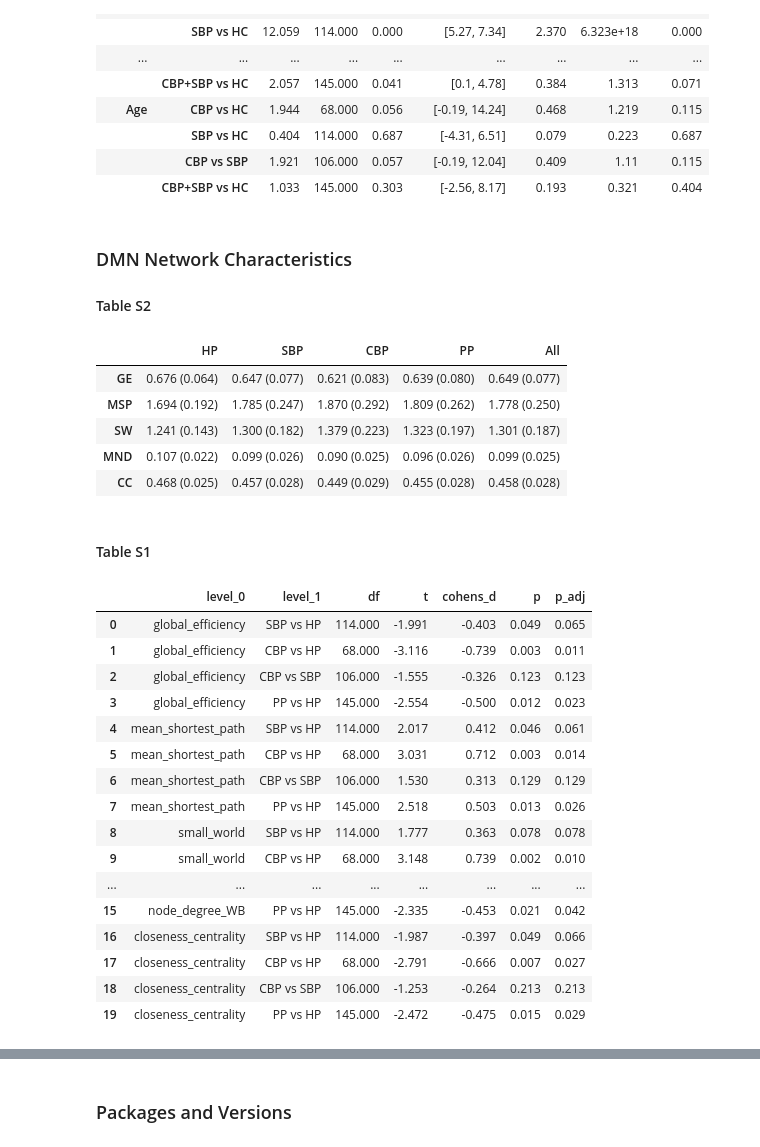
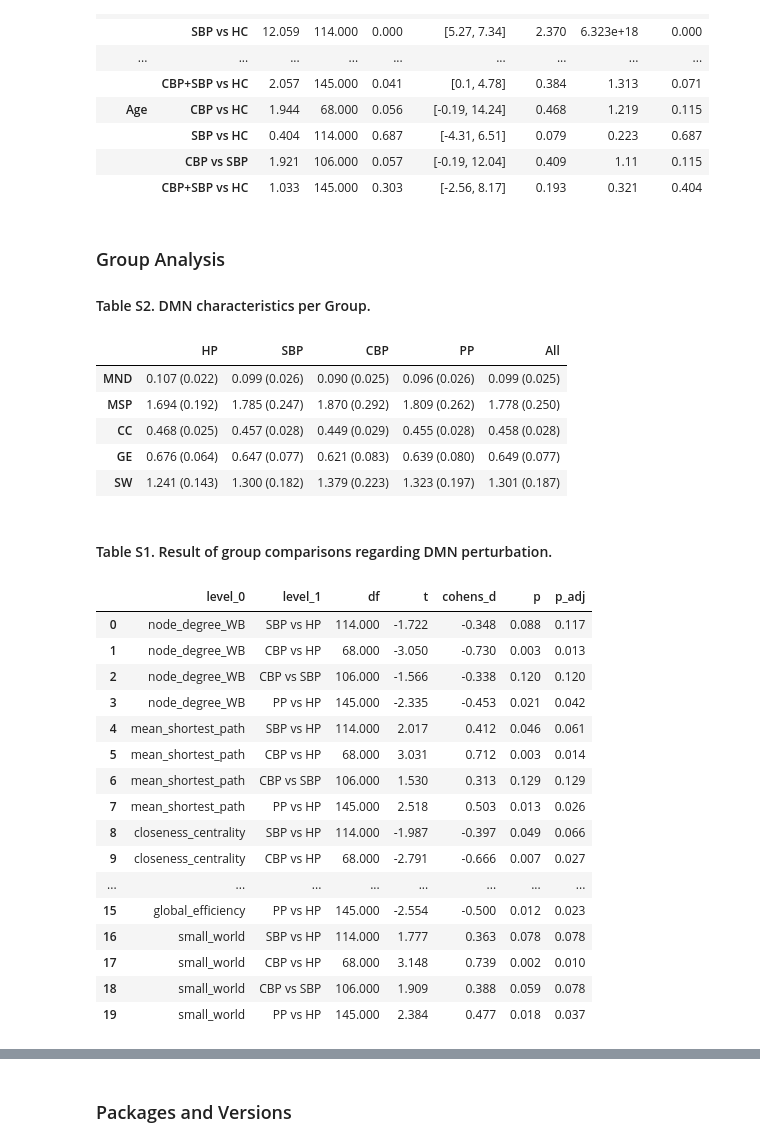
Before and after one commit to strohkamp/B03, a Jupyter notebook: LinearDMN/B03_Analysis_Jupyter_Notebook_commented.ipynb, the cells around one changed output, grey strips where cells are left out. Drawn from its saved outputs; the diff is of its cells as text; code cells hidden in the pictures.

```diff
--- a/LinearDMN/B03_Analysis_Jupyter_Notebook_commented.ipynb
+++ b/LinearDMN/B03_Analysis_Jupyter_Notebook_commented.ipynb
@@ -872,46 +856,46 @@ results_of_feature_comparison
 |  | SBP vs HC | 0.404 | 114.000 | 0.687 | [-4.31, 6.51] | 0.079 | 0.223 | 0.687 |
 |  | CBP vs SBP | 1.921 | 106.000 | 0.057 | [-0.19, 12.04] | 0.409 | 1.11 | 0.115 |
 |  | CBP+SBP vs HC | 1.033 | 145.000 | 0.303 | [-2.56, 8.17] | 0.193 | 0.321 | 0.404 |
-# %% [markdown]
-### DMN Network Characteristics
-
-#### Table S2
+# %% [markdown]
+### Group Analysis
+
+#### Table S2. DMN characteristics per Group.
 # %%
-graph_feature_mean_by_group = analysis_df.loc[:, graph_features_of_medium_interest + [
+graph_feature_mean_by_group = analysis_df.loc[:, graph_features_of_interest + [
     'Subgroup']].groupby('Subgroup').mean()
 graph_feature_mean_by_group.loc['PP', :] = analysis_df.loc[analysis_df.Subgroup !=
-                                                           'HP', graph_features_of_medium_interest].mean()
+                                                           'HP', graph_features_of_interest].mean()
 graph_feature_mean_by_group.loc['All', :] = analysis_df.loc[:,
-                                                            graph_features_of_medium_interest].mean()
+                                                            graph_features_of_interest].mean()
 
-graph_feature_std_by_group = analysis_df.loc[:, graph_features_of_medium_interest + [
+graph_feature_std_by_group = analysis_df.loc[:, graph_features_of_interest + [
     'Subgroup']].groupby('Subgroup').std()
 graph_feature_std_by_group.loc['PP', :] = analysis_df.loc[analysis_df.Subgroup !=
-                                                          'HP', graph_features_of_medium_interest].std()
+                                                          'HP', graph_features_of_interest].std()
 graph_feature_std_by_group.loc['All', :] = analysis_df.loc[:,
-                                                           graph_features_of_medium_interest].std()
+                                                           graph_features_of_interest].std()
 
 graph_feature_description_by_group = pd.DataFrame(
-    index=graph_features_of_medium_interest, columns=['HP', 'SBP', 'CBP', 'PP', 'All'])
-for col in graph_features_of_medium_interest:
+    index=graph_features_of_interest, columns=['HP', 'SBP', 'CBP', 'PP', 'All'])
+for col in graph_features_of_interest:
     for group in ['HP', 'SBP', 'CBP', 'PP', 'All']:
         graph_feature_description_by_group.loc[col,
                                                group] = f'{np.round(graph_feature_mean_by_group.loc[group, col],3):.3f} ({np.round(graph_feature_std_by_group.loc[group, col],3):.3f})'
 graph_feature_description_by_group.set_axis(graph_feature_description_by_group.index.map(abbrevation_dict), axis=0)
 # %% [output]
 |  | HP | SBP | CBP | PP | All |
+| MND | 0.107 (0.022) | 0.099 (0.026) | 0.090 (0.025) | 0.096 (0.026) | 0.099 (0.025) |
+| MSP | 1.694 (0.192) | 1.785 (0.247) | 1.870 (0.292) | 1.809 (0.262) | 1.778 (0.250) |
+| CC | 0.468 (0.025) | 0.457 (0.028) | 0.449 (0.029) | 0.455 (0.028) | 0.458 (0.028) |
 | GE | 0.676 (0.064) | 0.647 (0.077) | 0.621 (0.083) | 0.639 (0.080) | 0.649 (0.077) |
-| MSP | 1.694 (0.192) | 1.785 (0.247) | 1.870 (0.292) | 1.809 (0.262) | 1.778 (0.250) |
 | SW | 1.241 (0.143) | 1.300 (0.182) | 1.379 (0.223) | 1.323 (0.197) | 1.301 (0.187) |
-| MND | 0.107 (0.022) | 0.099 (0.026) | 0.090 (0.025) | 0.096 (0.026) | 0.099 (0.025) |
-| CC | 0.468 (0.025) | 0.457 (0.028) | 0.449 (0.029) | 0.455 (0.028) | 0.458 (0.028) |
 # %% [markdown]
-#### Table S1
+#### Table S1. Result of group comparisons regarding DMN perturbation.
 # %%
 # Calculate the stats for all graph features of medium interest for the table
 
 index_multi = pd.MultiIndex.from_product(
-    [graph_features_of_medium_interest, pairs_str])
+    [graph_features_of_interest, pairs_str])
 results_graph_df = pd.DataFrame(index=index_multi, columns=[
                                 'df', 't', 'p', 'cohens_d'])
 
@@ -919,7 +903,7 @@ results_graph_df = pd.DataFrame(index=index_multi, columns=[
 analysis_df['Group'] = analysis_df['Subgroup'].apply(
     lambda x: 'PP' if x != 'HP' else 'HP')
 
-for col in graph_features_of_medium_interest:
+for col in graph_features_of_interest:
         # this is a weired dataframe. PP subjects are double. But it is easier to plot it this way
     df_for_this_plot = analysis_df.loc[analysis_df.Group == 'PP', [
         col, 'Group']].reset_index()
@@ -933,53 +917,53 @@ for col in graph_features_of_medium_interest:
 
         # calculate the other stats
         df = len(df_for_this_plot.loc[df_for_this_plot.Group == pair[0], col]) + len(
             df_for_this_plot.loc[df_for_this_plot.Group == pair[1], col]) - 2
         mean_1 = df_for_this_plot.loc[df_for_this_plot.Group == pair[0], col].mean(
         )
         mean_2 = df_for_this_plot.loc[df_for_this_plot.Group == pair[1], col].mean(
         )
         std_1 = df_for_this_plot.loc[df_for_this_plot.Group == pair[0], col].std(
         )
         std_2 = df_for_this_plot.loc[df_for_this_plot.Group == pair[1], col].std(
         )
         cohens_d = (mean_1 - mean_2) / np.sqrt((std_1**2 + std_2**2)/2)
         results_graph_df.loc[(col, '-'.join(pair)), :] = [df, t, p, cohens_d]
 
 # now add a column with p_adj
-for col in graph_features_of_medium_interest:
+for col in graph_features_of_interest:
     results_graph_df.loc[col, 'p_adj'] = multipletests(
-        results_graph_df.loc[col, 'p'], method='fdr_bh')[1]
+        results_graph_df.loc[col, 'p'], method='fdr_bh')[1]  # get the adjusted p-values
 
 # get the results in a nice format
 results_graph_df = results_graph_df.astype(float)
 results_graph_df = results_graph_df.loc[:, [
     'df', 't', 'cohens_d', 'p', 'p_adj']]
 
-# results_graph_df.select_dtypes(include='float') =
+
 results_graph_df = results_graph_df.applymap(
-    lambda x: "{:.3f}".format(np.round(x, 3)))
+    lambda x: "{:.3f}".format(np.round(x, 3)))  # round to 3 decimals
 results_graph_df = results_graph_df.reset_index()
 results_graph_df.loc[:, 'level_1'] = [
     x.replace('-', ' vs ') for x in results_graph_df.loc[:, 'level_1']]
 results_graph_df
 # %% [output]
 |  | level_0 | level_1 | df | t | cohens_d | p | p_adj |
-| 0 | global_efficiency | SBP vs HP | 114.000 | -1.991 | -0.403 | 0.049 | 0.065 |
-| 1 | global_efficiency | CBP vs HP | 68.000 | -3.116 | -0.739 | 0.003 | 0.011 |
-| 2 | global_efficiency | CBP vs SBP | 106.000 | -1.555 | -0.326 | 0.123 | 0.123 |
-| 3 | global_efficiency | PP vs HP | 145.000 | -2.554 | -0.500 | 0.012 | 0.023 |
+| 0 | node_degree_WB | SBP vs HP | 114.000 | -1.722 | -0.348 | 0.088 | 0.117 |
+| 1 | node_degree_WB | CBP vs HP | 68.000 | -3.050 | -0.730 | 0.003 | 0.013 |
+| 2 | node_degree_WB | CBP vs SBP | 106.000 | -1.566 | -0.338 | 0.120 | 0.120 |
+| 3 | node_degree_WB | PP vs HP | 145.000 | -2.335 | -0.453 | 0.021 | 0.042 |
 | 4 | mean_shortest_path | SBP vs HP | 114.000 | 2.017 | 0.412 | 0.046 | 0.061 |
 | 5 | mean_shortest_path | CBP vs HP | 68.000 | 3.031 | 0.712 | 0.003 | 0.014 |
 | 6 | mean_shortest_path | CBP vs SBP | 106.000 | 1.530 | 0.313 | 0.129 | 0.129 |
 | 7 | mean_shortest_path | PP vs HP | 145.000 | 2.518 | 0.503 | 0.013 | 0.026 |
-| 8 | small_world | SBP vs HP | 114.000 | 1.777 | 0.363 | 0.078 | 0.078 |
-| 9 | small_world | CBP vs HP | 68.000 | 3.148 | 0.739 | 0.002 | 0.010 |
+| 8 | closeness_centrality | SBP vs HP | 114.000 | -1.987 | -0.397 | 0.049 | 0.066 |
+| 9 | closeness_centrality | CBP vs HP | 68.000 | -2.791 | -0.666 | 0.007 | 0.027 |
 | ... | ... | ... | ... | ... | ... | ... | ... |
-| 15 | node_degree_WB | PP vs HP | 145.000 | -2.335 | -0.453 | 0.021 | 0.042 |
-| 16 | closeness_centrality | SBP vs HP | 114.000 | -1.987 | -0.397 | 0.049 | 0.066 |
-| 17 | closeness_centrality | CBP vs HP | 68.000 | -2.791 | -0.666 | 0.007 | 0.027 |
-| 18 | closeness_centrality | CBP vs SBP | 106.000 | -1.253 | -0.264 | 0.213 | 0.213 |
-| 19 | closeness_centrality | PP vs HP | 145.000 | -2.472 | -0.475 | 0.015 | 0.029 |
+| 15 | global_efficiency | PP vs HP | 145.000 | -2.554 | -0.500 | 0.012 | 0.023 |
+| 16 | small_world | SBP vs HP | 114.000 | 1.777 | 0.363 | 0.078 | 0.078 |
+| 17 | small_world | CBP vs HP | 68.000 | 3.148 | 0.739 | 0.002 | 0.010 |
+| 18 | small_world | CBP vs SBP | 106.000 | 1.909 | 0.388 | 0.059 | 0.078 |
+| 19 | small_world | PP vs HP | 145.000 | 2.384 | 0.477 | 0.018 | 0.037 |
 # %%
 # just edit the index a little bit to prepare for plotting
 results_graph_df.loc[:, 'level_1'] = [
```
Also changed, not shown: parts of 56 cells of this notebook.
